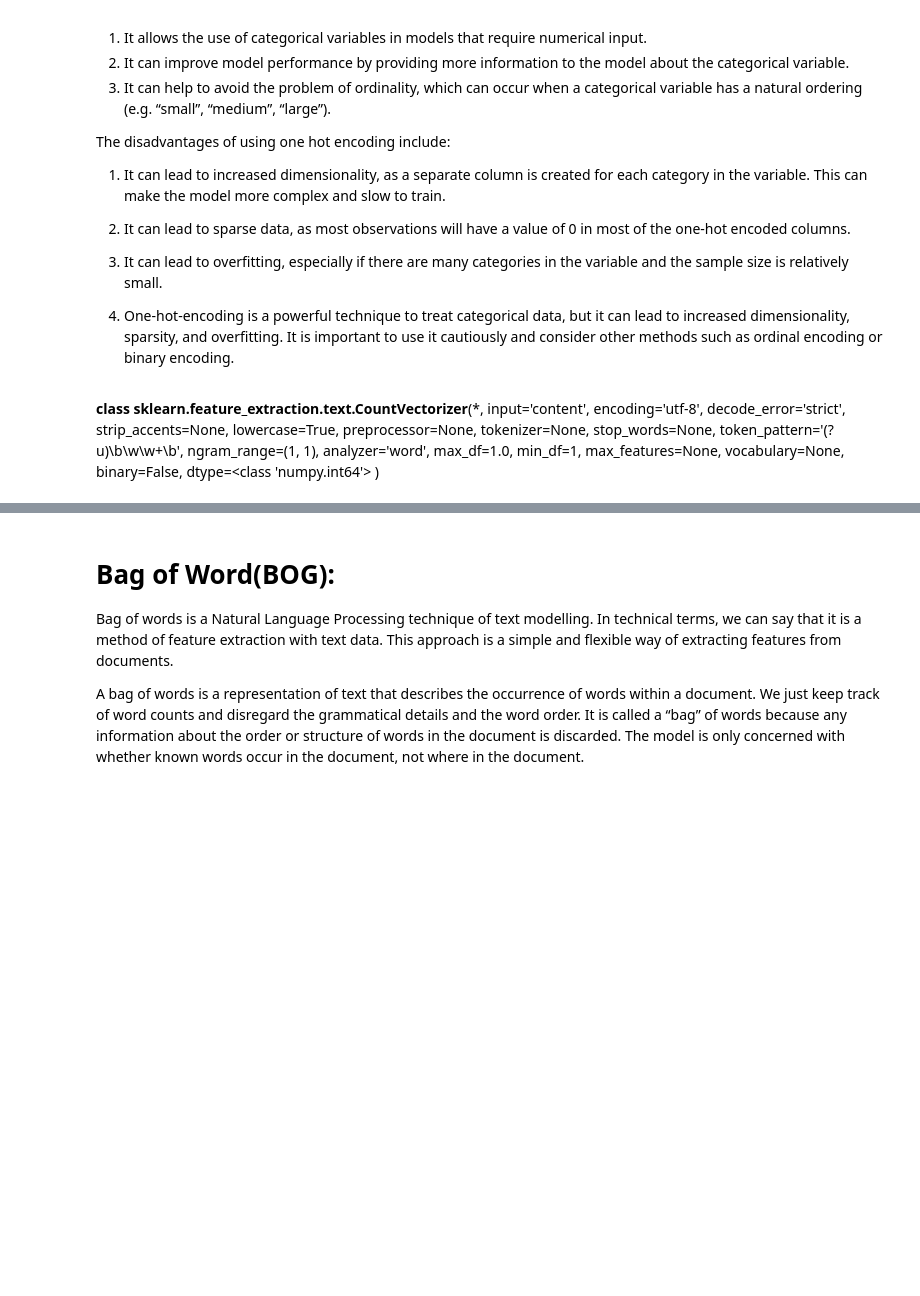
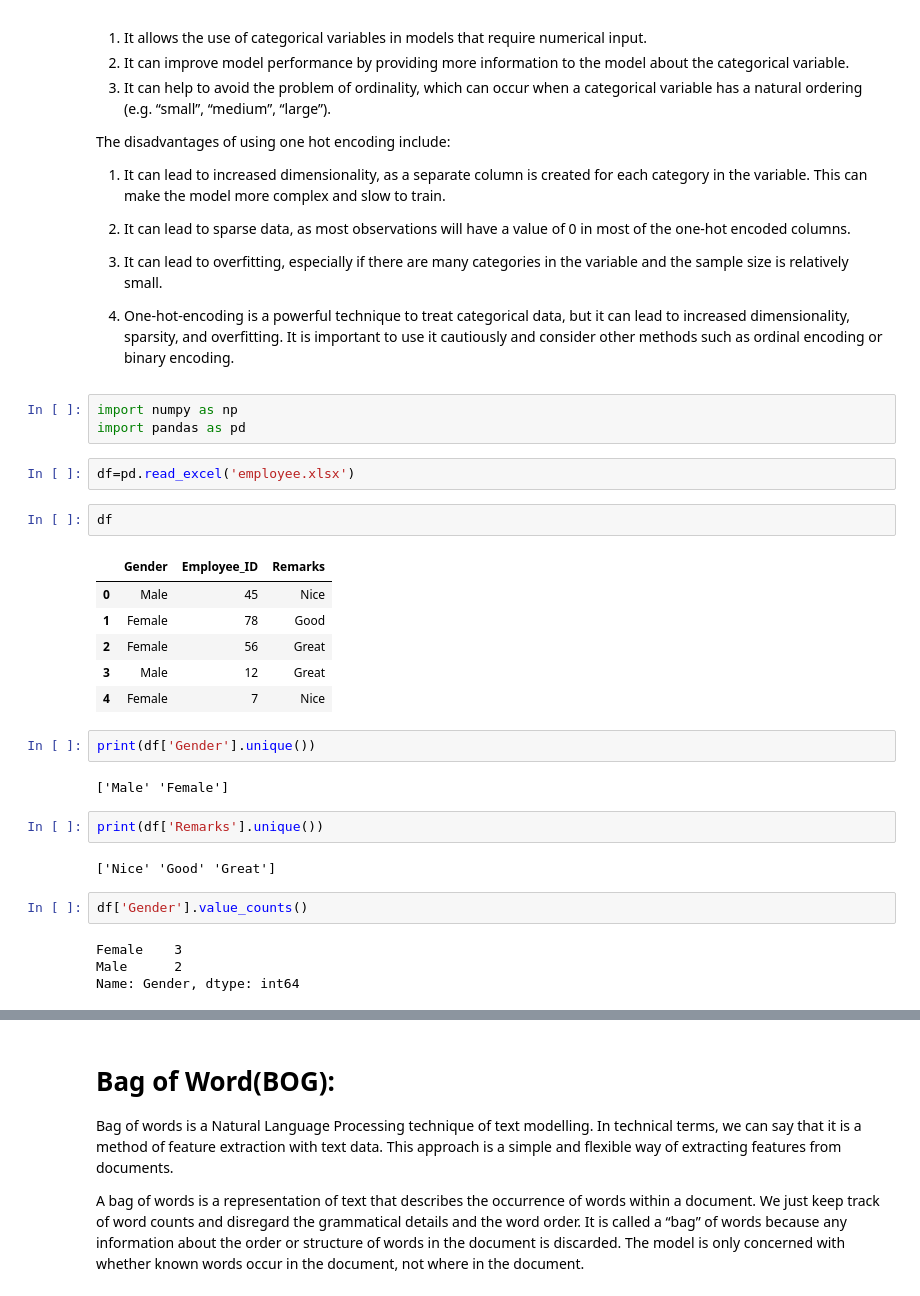
Before and after one commit to AkahndPratapSingh136/NLP, a Jupyter notebook: TextRepresentation_FeatureExtraction.ipynb, the cells around one changed output, grey strips where cells are left out. Saved outputs shown, nothing was run; the diff lists cells and outputs as text; blank space fills up the shorter version.

```diff
--- a/TextRepresentation_FeatureExtraction.ipynb
+++ b/TextRepresentation_FeatureExtraction.ipynb
@@ -17,5 +17,31 @@ The disadvantages of using one hot encoding include:
 3. It can lead to overfitting, especially if there are many categories in the variable and the sample size is relatively small.
 
 4. One-hot-encoding is a powerful technique to treat categorical data, but it can lead to increased dimensionality, sparsity, and overfitting. It is important to use it cautiously and consider other methods such as ordinal encoding or binary encoding.
-# %% [markdown]
-**class sklearn.feature_extraction.text.CountVectorizer**(*, input='content', encoding='utf-8', decode_error='strict', strip_accents=None, lowercase=True, preprocessor=None, tokenizer=None, stop_words=None, token_pattern='(?u)\b\w\w+\b', ngram_range=(1, 1), analyzer='word', max_df=1.0, min_df=1, max_features=None, vocabulary=None, binary=False, dtype=<class 'numpy.int64'> )
+# %%
+import numpy as np
+import pandas as pd
+# %%
+df=pd.read_excel('employee.xlsx')
+# %%
+df
+# %% [output]
+|  | Gender | Employee_ID | Remarks |
+| 0 | Male | 45 | Nice |
+| 1 | Female | 78 | Good |
+| 2 | Female | 56 | Great |
+| 3 | Male | 12 | Great |
+| 4 | Female | 7 | Nice |
+# %%
+print(df['Gender'].unique())
+# %% [output]
+['Male' 'Female']
+# %%
+print(df['Remarks'].unique())
+# %% [output]
+['Nice' 'Good' 'Great']
+# %%
+df['Gender'].value_counts()
+# %% [output]
+Female    3
+Male      2
+Name: Gender, dtype: int64
```
Also changed, not shown: parts of 20 cells of this notebook.
